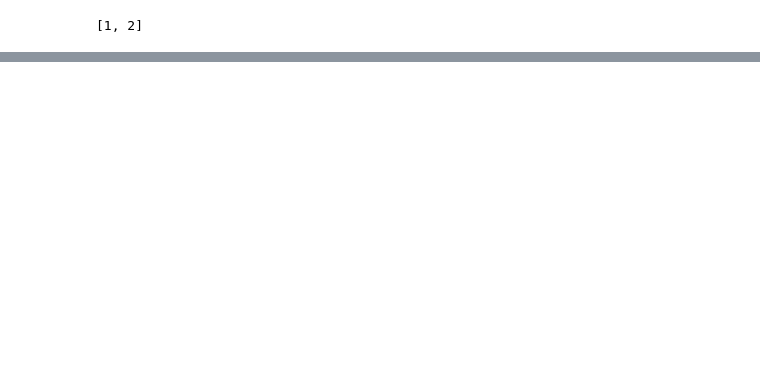
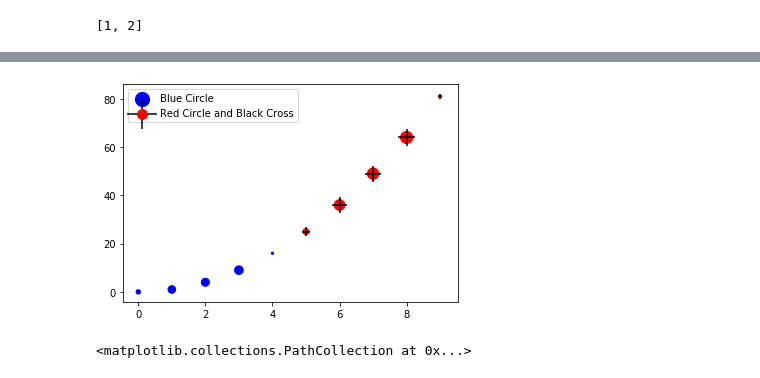
Before and after one commit to vvkrddy/Star-Hopping, a Jupyter notebook: data_stats.ipynb, the cells around one changed output, grey strips where cells are left out. Cells and saved outputs as stored; diff of their text form; code cells hidden in the pictures; blank space fills up the shorter version.

```diff
--- a/data_stats.ipynb
+++ b/data_stats.ipynb
@@ -573,0 +680,23 @@ dist, ind
+# %%
+from numpy.random import randn
+m=np.random.uniform(size=10)
+x=np.arange(0,10,1)
+y=x**2
+# %%
+fig, ax = plt.subplots(1,1)
+
+blue_dot = ax.scatter(x[:5],y[:5], s=m*100, color='b')
+# # Put a white cross over some of the data.
+red_dot = ax.scatter(x[5:],y[5:], s=200*m, color='r')
+black_cross = ax.scatter(x[5:],y[5:], s=400*m, marker='+', color='k')
+
+lgnd = ax.legend([blue_dot, (black_cross,red_dot)], ["Blue Circle", "Red Circle and Black Cross"])
+lgnd.legendHandles[0]._sizes = [200]
+lgnd.legendHandles[1]._sizes = [900]
+# %% [output]
+[figure, added]
+# %%
+
+lgnd.legendHandles[0]
+# %% [output]
+<matplotlib.collections.PathCollection at 0x...>
```
Also changed, not shown: parts of 64 cells of this notebook, 2 other files.
